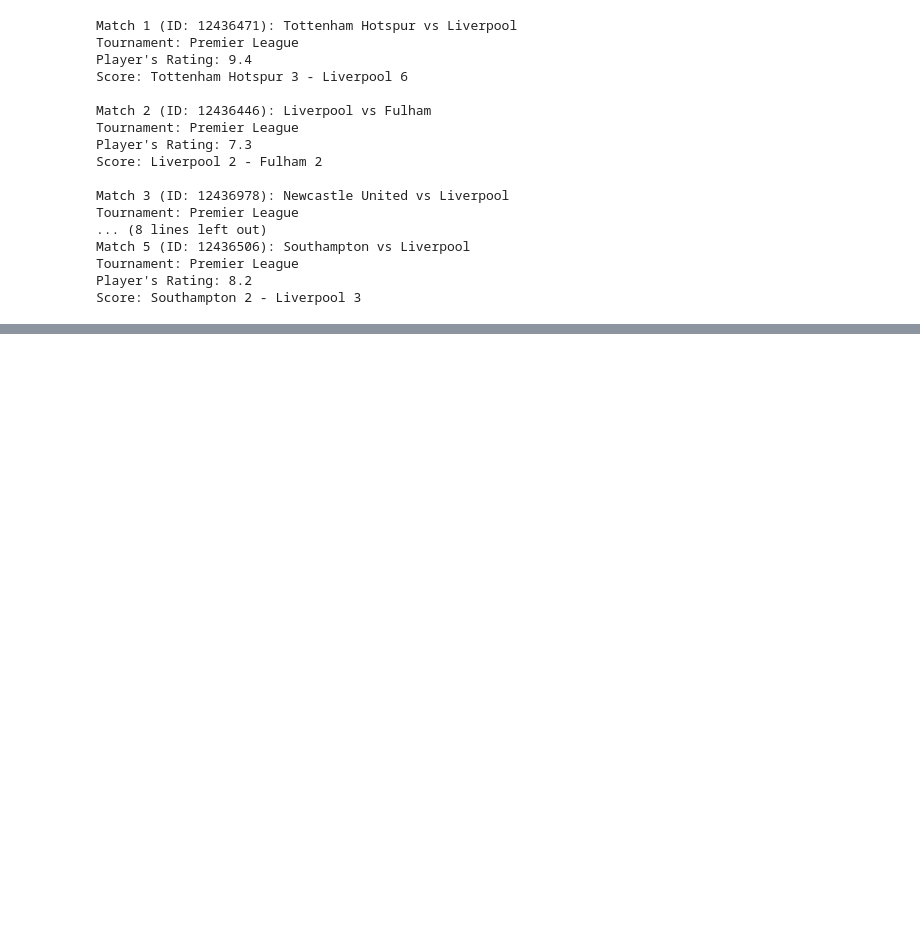
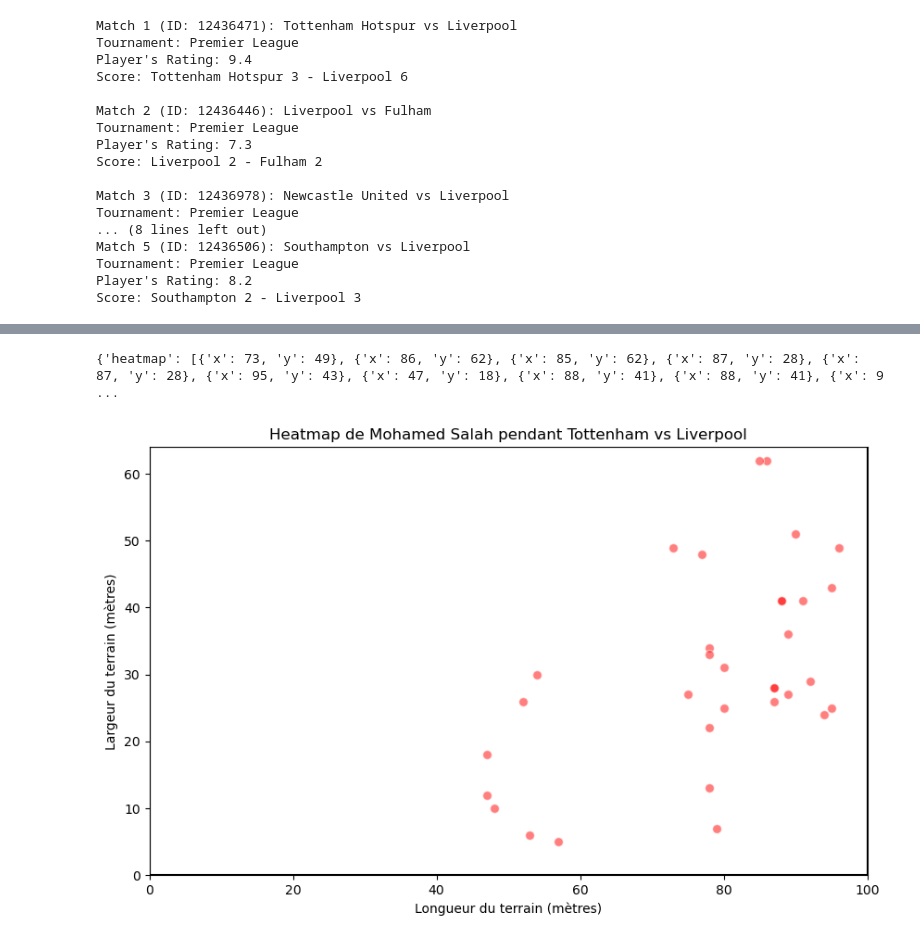
Before and after one commit to mounirfrhn/Premier-League-Simulation, a Jupyter notebook: notebook_sam.ipynb, the cells around one changed output, grey strips where cells are left out. Drawn from its saved outputs; the diff is of its cells as text; code cells hidden in the pictures; blank space fills up the shorter version.

Commit message:
yesss lad heatmap + stats

```diff
--- a/notebook_sam.ipynb
+++ b/notebook_sam.ipynb
@@ -127,0 +273,62 @@ Score: Southampton 2 - Liverpool 3
+# %%
+import requests
+import matplotlib.pyplot as plt
+
+# URL pour récupérer la heatmap du joueur
+url = "https://sofascore.p.rapidapi.com/matches/get-player-heatmap"
+querystring = {"matchId": "12436471", "playerId": "159665"}
+headers = {
+    "x-rapidapi-key": "3372c5dccemsh63586243fcebfbep104b94jsn6c41f060e7b8",
+    "x-rapidapi-host": "sofascore.p.rapidapi.com"
+}
+
+# Récupérer les données de la heatmap
+response = requests.get(url, headers=headers, params=querystring)
+
+# Vérifier le format de la réponse
+data = response.json()
+
+# Afficher les données pour inspecter leur structure (si besoin)
+print(data)
+
+# Supposons que les coordonnées de la heatmap soient dans un champ appelé 'heatmap'
+if "heatmap" in data:
+    heatmap_data = data["heatmap"]
+
+    # Extraire les coordonnées x et y des points de la heatmap
+    x_coords = [point["x"] for point in heatmap_data]  # Coordonnée x du point
+    y_coords = [point["y"] for point in heatmap_data]  # Coordonnée y du point
+
+    # Dimensions du terrain de football (en général, un terrain fait 100x64 mètres)
+    pitch_length = 100  # Longueur du terrain (en mètres)
+    pitch_width = 64    # Largeur du terrain (en mètres)
+
+    # Créer une figure pour la heatmap
+    plt.figure(figsize=(10, 6))
+
+    # Affichage du terrain de football sans grille
+    plt.plot([0, 0], [0, pitch_width], color="black")  # Lignes verticales
+    plt.plot([pitch_length, pitch_length], [0, pitch_width], color="black")
+    plt.plot([0, pitch_length], [0, 0], color="black")  # Lignes horizontales
+    plt.plot([0, pitch_length], [pitch_width, pitch_width], color="black")
+
+    # Tracer la heatmap sur le terrain (utilisation d'un scatter plot)
+    plt.scatter(x_coords, y_coords, c='red', alpha=0.5, edgecolors="w", s=50)  # Points rouges avec transparence
+
+    # Ajouter un titre et des labels
+    plt.title("Heatmap de Mohamed Salah pendant Tottenham vs Liverpool")
+    plt.xlabel("Longueur du terrain (mètres)")
+    plt.ylabel("Largeur du terrain (mètres)")
+
+    # Définir les limites du terrain
+    plt.xlim(0, pitch_length)
+    plt.ylim(0, pitch_width)
+
+    # Afficher la heatmap
+    plt.show()
+
+else:
+    print("Aucune donnée de heatmap trouvée dans la réponse.")
+# %% [output]
+{'heatmap': [{'x': 73, 'y': 49}, {'x': 86, 'y': 62}, {'x': 85, 'y': 62}, {'x': 87, 'y': 28}, {'x': 87, 'y': 28}, {'x': 95, 'y': 43}, {'x': 47, 'y': 18}, {'x': 88, 'y': 41}, {'x': 88, 'y': 41}, {'x': 9 ...
+[figure, added]
```
Also changed, not shown: parts of 4 cells of this notebook.
